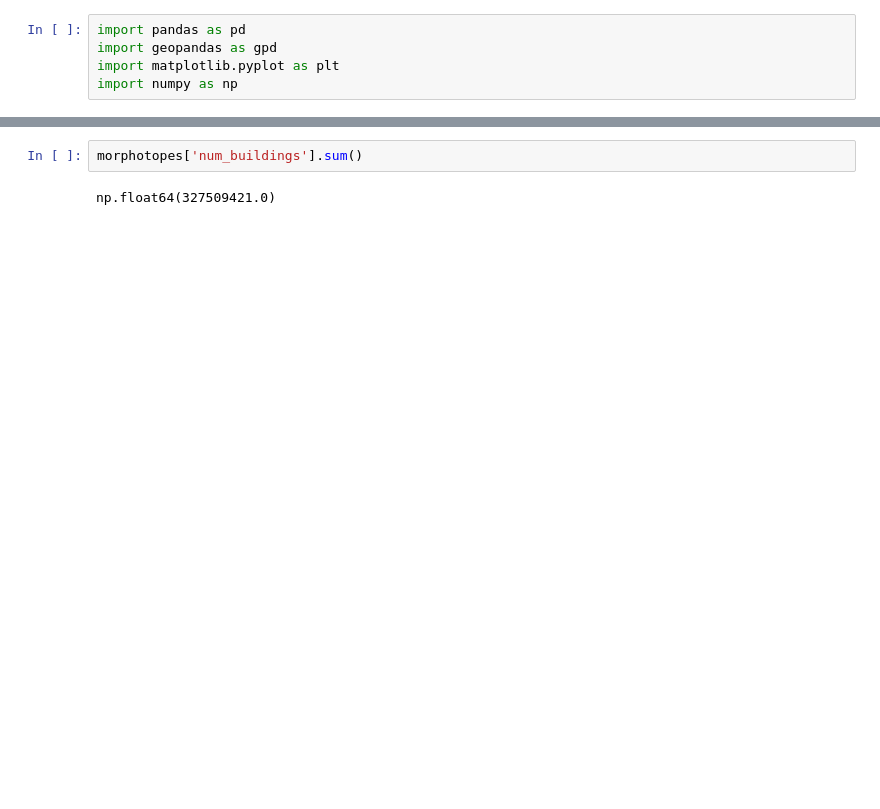
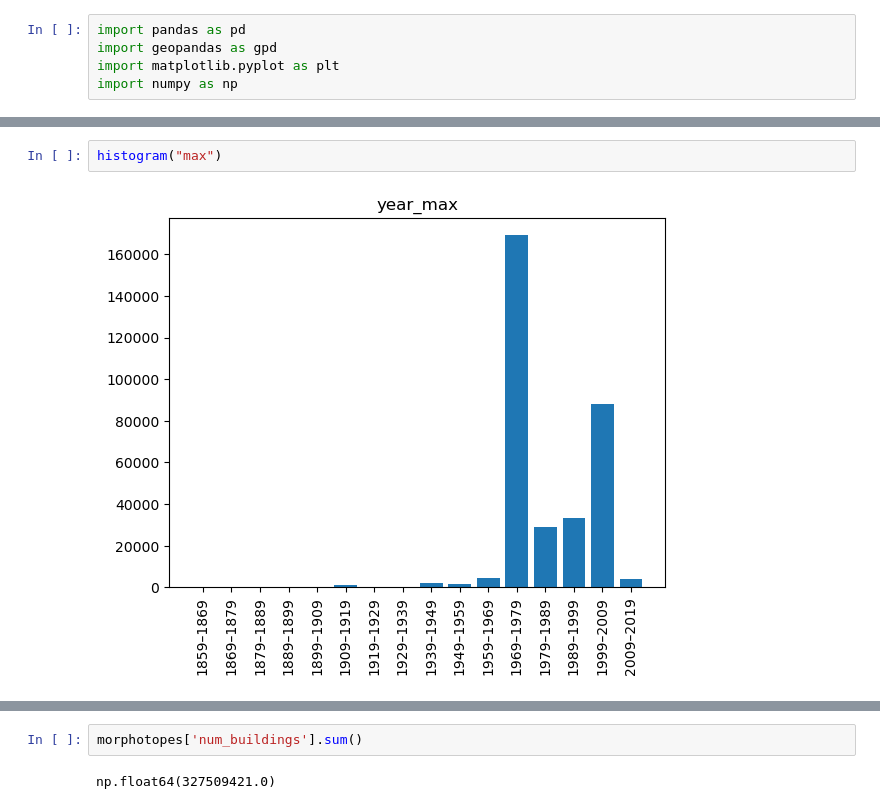
Before and after one commit to uscuni/evolution, a Jupyter notebook: code/morphotopes.ipynb, the cells around one changed output, grey strips where cells are left out. Saved outputs shown, nothing was run; the diff lists cells and outputs as text; blank space fills up the shorter version.

```diff
--- a/code/morphotopes.ipynb
+++ b/code/morphotopes.ipynb
@@ -32,0 +45,4 @@ plt.grid(False)
+# %%
+histogram("max")
+# %% [output]
+[figure, added]
```
Also changed, not shown: parts of 11 cells of this notebook.
